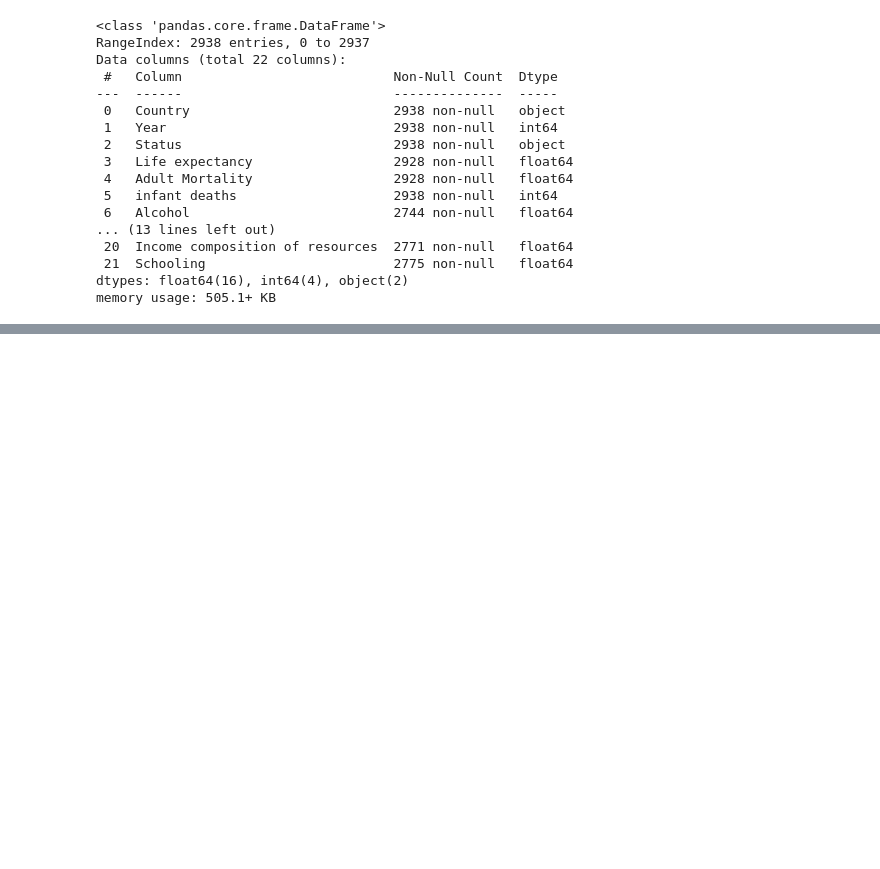
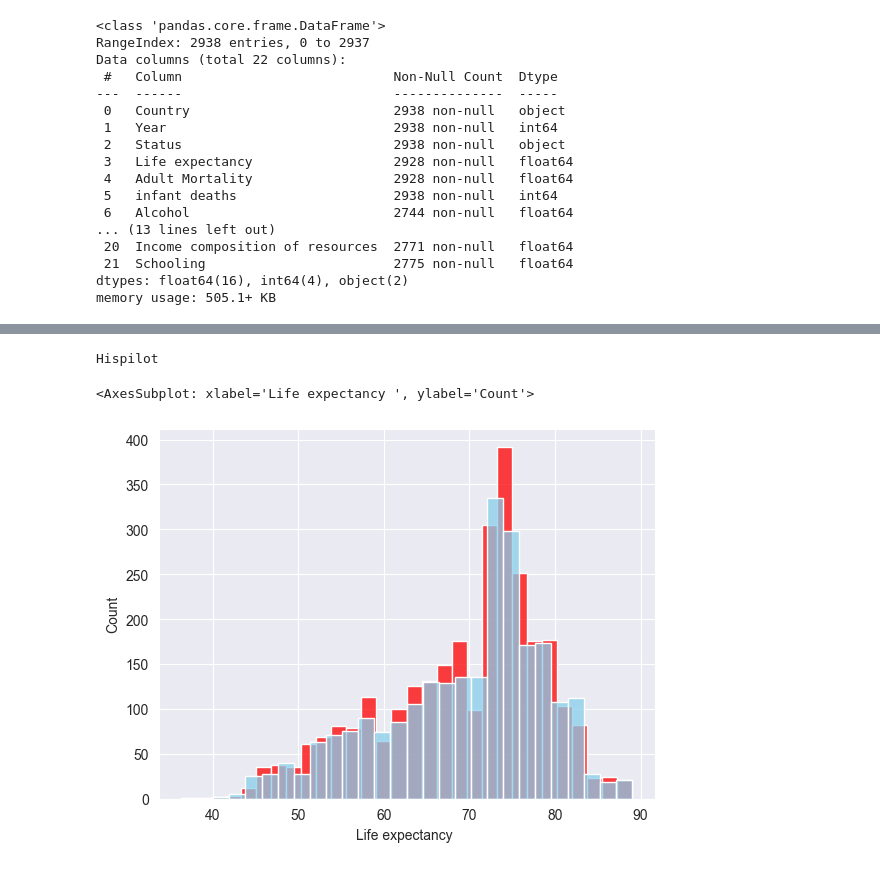
Before and after one commit to PrinceVIS/IADlabsPP32, a Jupyter notebook: Laba3/Laba3.ipynb, the cells around one changed output, grey strips where cells are left out. Cells and saved outputs as stored; diff of their text form; code cells hidden in the pictures; blank space fills up the shorter version.

```diff
--- a/Laba3/Laba3.ipynb
+++ b/Laba3/Laba3.ipynb
@@ -1,10 +1,11 @@
 # %%
-import pandas as pd
-import numpy as np
+import pandas as pnd
+import numpy as nmp
 import seaborn as sb
-import matplotlib.pyplot as plt
-Titles = ['Country', 'Year', 'Status', 'Life expectancy', 'Adult Mortality','infant deaths','Alcohol','percentage expenditure','Hepatitis B','Measles ',' BMI ','under-five deaths ','Polio','Total expenditure','Diphtheria ',' HIV/AIDS','GDP','Population',' thinness  1-19 years',' thinness 5-9 years','Income composition of resources','Schooling']
-data = pd.read_csv('Life Expectancy Data.csv')
+import matplotlib.pyplot as plot
+
+data = pnd.read_csv('Life Expectancy Data.csv')
+
 data
 # %% [output]
 |  | Country | Year | Status | Life expectancy | Adult Mortality | infant deaths | Alcohol | ... |
@@ -40,15 +41,3 @@ Data columns (total 22 columns):
  21  Schooling                        2775 non-null   float64
 dtypes: float64(16), int64(4), object(2)
 memory usage: 505.1+ KB
-# %%
-dis1= data.dropna(subset=['Diphtheria '])
-dis2 = data.dropna(subset=['Polio'])
-dis3 = data.dropna(subset=['Hepatitis B'])
-dis4 = data.dropna(subset=[' thinness  1-19 years'])
-sns.set(style="darkgrid")
-sns.histplot(data=dis1, x="Diphtheria ", color="red", label="Diphtheria", kde=True)
-sns.histplot(data=dis2, x="Polio", color="orange", label="Polio", kde=True)
-sns.histplot(data=dis3, x="Hepatitis B", color="skyblue", label="Hepatitis B", kde=True)
-sns.histplot(data=dis4, x=" thinness  1-19 years", color="gold", label="Thinness  1-19 years", kde=True)
-plt.legend()
-plt.show()
@@ -371,0 +111,10 @@ Diphtheria   Середня  0.47949486434158567
+# %%
+print('Hispilot')
+# %% [output]
+Hispilot
+# %%
+sb.histplot(data=data.dropna(subset=['Life expectancy ']), x="Life expectancy ", color="red")
+sb.histplot(data=data.dropna(subset=['GDP']), x="Life expectancy ", color="skyblue")
+# %% [output]
+<AxesSubplot: xlabel='Life expectancy ', ylabel='Count'>
+[figure, added]
```
Also changed, not shown: parts of 41 cells of this notebook, 1 other file.
